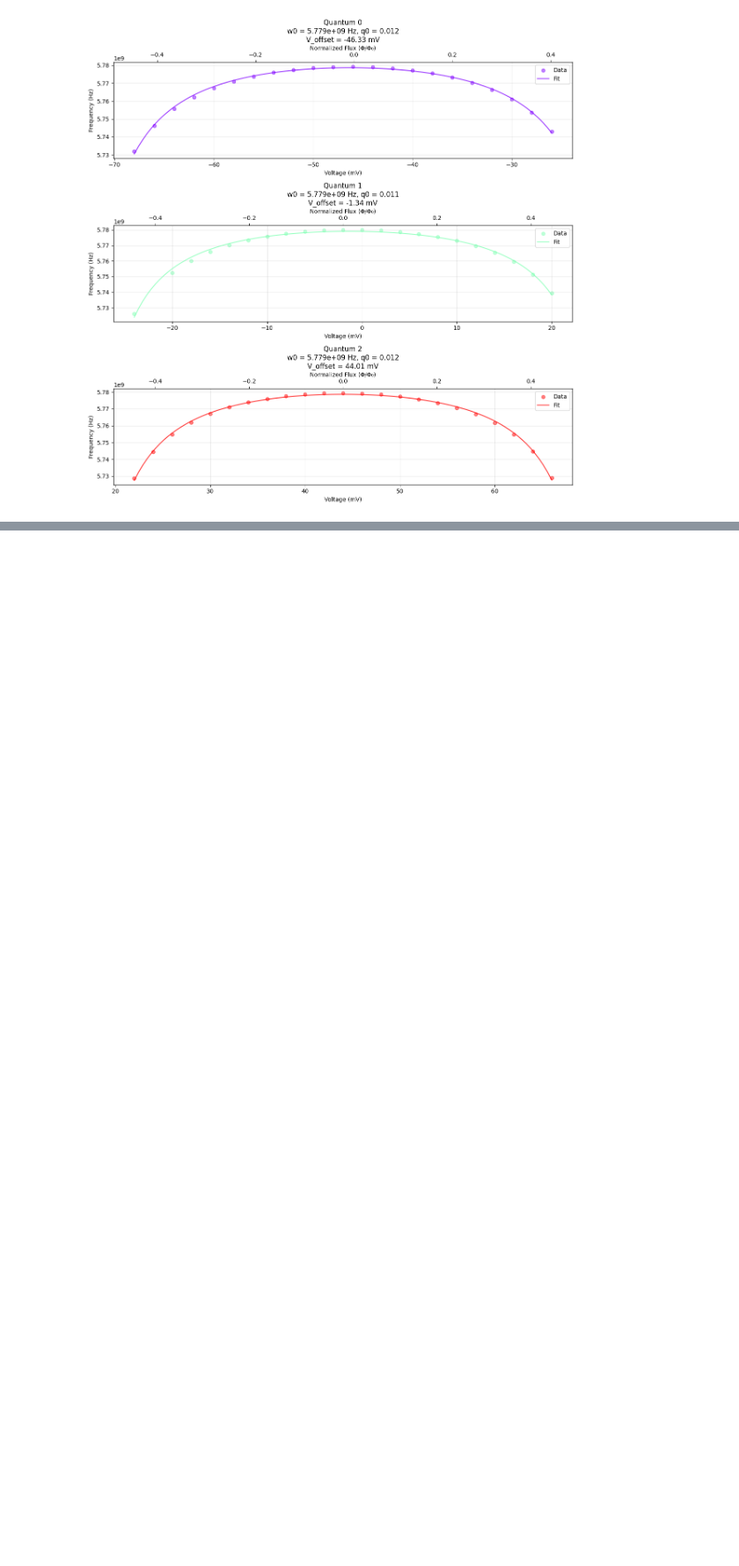
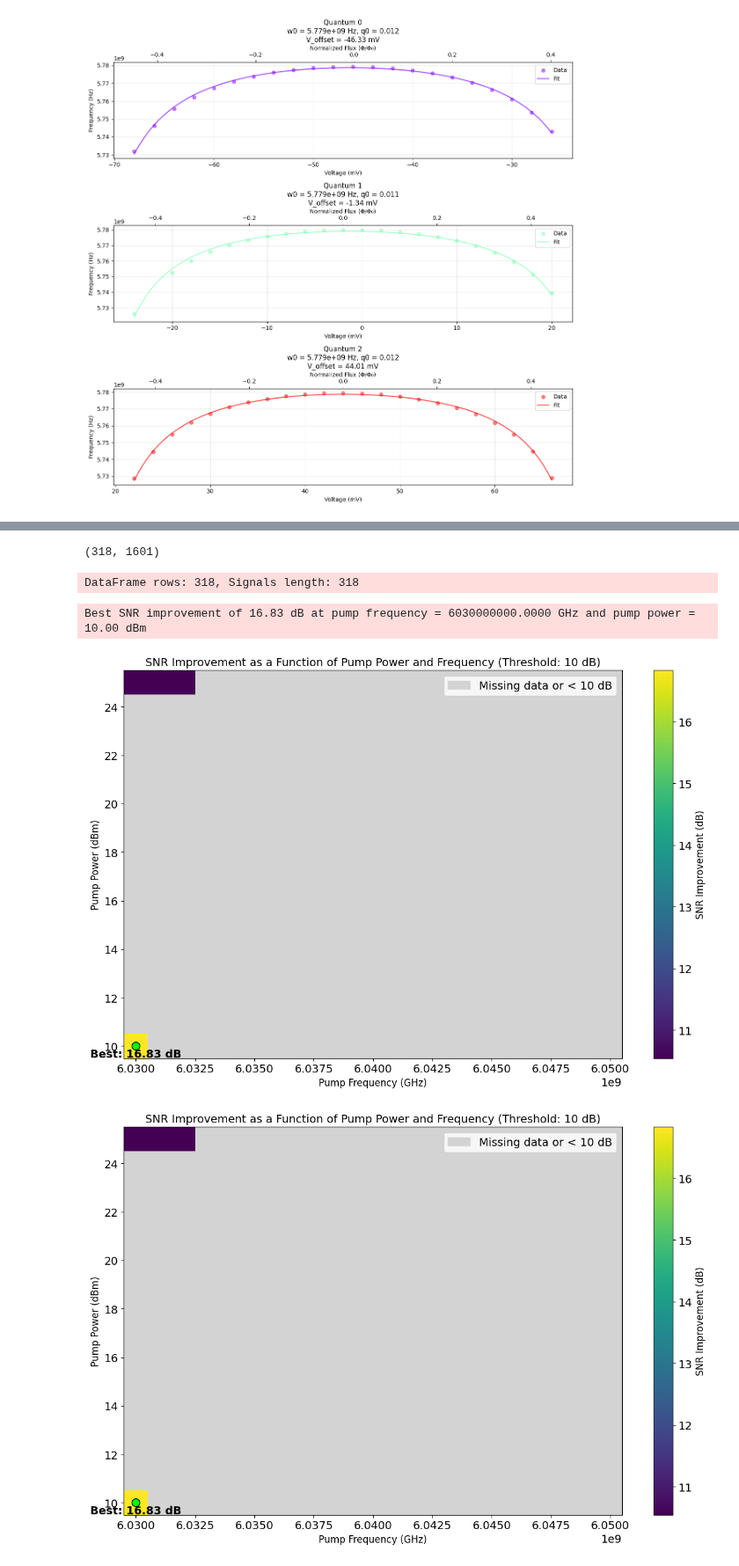
Before and after one commit to shanto268/QP_NBR_Experiments, a Jupyter notebook: common_analysis.ipynb, the cells around one changed output, grey strips where cells are left out. Shown at 88% size. Drawn from its saved outputs; the diff is of its cells as text; code cells hidden in the pictures; blank space fills up the shorter version.

```diff
--- a/common_analysis.ipynb
+++ b/common_analysis.ipynb
@@ -215,0 +289,48 @@ V_offset = 44.009869 mV
+# %%
+signals.shape
+# %% [output]
+(318, 1601)
+# %%
+# Create an empty DataFrame
+df = pd.DataFrame(columns=['pump_freq', 'pump_power', 'S21', 'snr_improvement'])
+
+# Calculate how many complete frequency sweeps we have
+n_freqs = len(pump_freqs)
+complete_power_sweeps = len(signals) // n_freqs
+remaining_points = len(signals) % n_freqs
+
+# Convert S21_ref to dB if it's not already (assuming S21_ref has the same shape as each signal)
+# If S21_ref is already in dB, you can skip this conversion
+S21_ref_db = 20 * np.log10(np.abs(S21_ref)) if not isinstance(S21_ref, np.ndarray) or S21_ref.ndim == 0 else S21_ref
+
+# Fill the DataFrame with the complete data
+for i in range(complete_power_sweeps):
+    for j in range(n_freqs):
+        idx = i * n_freqs + j
+
+        # Get the signal and convert to dB
+        signal = signals[idx]
+        signal_db = 20 * np.log10(np.abs(signal))
+
+        # Calculate SNR improvement
+        snr_improvement = signal_db - S21_ref_db
+
+        df.loc[idx] = [pump_freqs[j], pump_powers[i], signal, snr_improvement]
+
+# Handle the remaining partial sweep
+for j in range(remaining_points):
+    idx = complete_power_sweeps * n_freqs + j
+
+    # Get the signal and convert to dB
+    signal = signals[idx]
+    signal_db = 20 * np.log10(np.abs(signal))
+
+    # Calculate SNR improvement
+    snr_improvement = signal_db - S21_ref_db
+
+    df.loc[idx] = [pump_freqs[j], pump_powers[complete_power_sweeps], signal, snr_improvement]
+
+# Verify the dataframe has the same number of rows as signals
+print(f"DataFrame rows: {len(df)}, Signals length: {len(signals)}")
+# %% [output]
+DataFrame rows: 318, Signals length: 318
@@ -215,0 +340,6 @@ V_offset = 44.009869 mV
+# %%
+plot_gain_improvement_heatmap(df, S21_ref, improvement_threshold=10)
+# %% [output]
+Best SNR improvement of 16.83 dB at pump frequency = 6030000000.0000 GHz and pump power = 10.00 dBm
+[figure, added]
+[figure, added]
```
Also changed, not shown: parts of 14 cells of this notebook, 2 other files.
